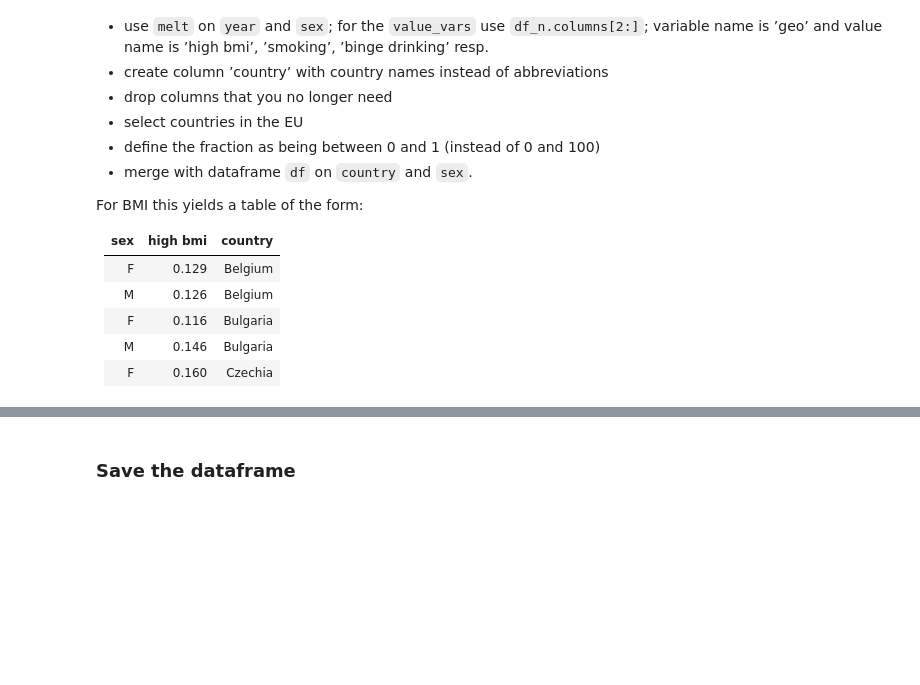
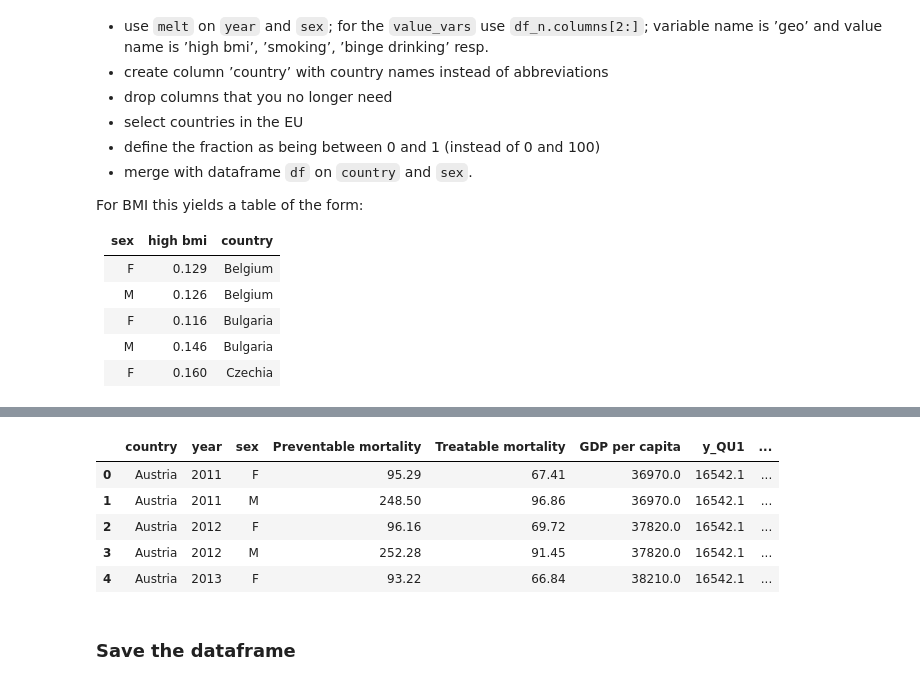
Before and after one commit to cejkiebo/msc_datascience, a Jupyter notebook: hacking_part_2.ipynb, the cells around one changed output, grey strips where cells are left out. Cells and saved outputs as stored; diff of their text form; code cells hidden in the pictures; blank space fills up the shorter version.

```diff
--- a/hacking_part_2.ipynb
+++ b/hacking_part_2.ipynb
@@ -475,0 +566,12 @@ For BMI this yields a table of the form:
+# %%
+bmi['high bmi'] = bmi['high bmi']/100
+smoking['smoking'] = smoking['smoking']/100
+alcohol['binge drinking'] = alcohol['binge drinking']/100
+# %%
+bmi = bmi[bmi.year == '2014']
+smoking = smoking[smoking.year == '2014']
+alcohol = alcohol[alcohol.year == '2014']
+# %%
+bmi.drop('year', axis = 1, inplace=True)
+smoking.drop('year', axis=1, inplace=True)
+alcohol.drop('year', axis=1, inplace=True)
@@ -476,3 +587,22 @@ For BMI this yields a table of the form:
+# %%
+def merge_healthvars(left, right):
+    return pd.merge(
+        left, right,
+        on = ['country', 'sex']
+    )
+
+df = merge_healthvars(df, bmi)
+df = merge_healthvars(df, smoking)
+df = merge_healthvars(df, alcohol)
+# %%
+df.head()
+# %% [output]
+|  | country | year | sex | Preventable mortality | Treatable mortality | GDP per capita | y_QU1 | ... |
+| 0 | Austria | 2011 | F | 95.29 | 67.41 | 36970.0 | 16542.1 | ... |
+| 1 | Austria | 2011 | M | 248.50 | 96.86 | 36970.0 | 16542.1 | ... |
+| 2 | Austria | 2012 | F | 96.16 | 69.72 | 37820.0 | 16542.1 | ... |
+| 3 | Austria | 2012 | M | 252.28 | 91.45 | 37820.0 | 16542.1 | ... |
+| 4 | Austria | 2013 | F | 93.22 | 66.84 | 38210.0 | 16542.1 | ... |
 # %% [markdown]
 ### Save the dataframe
 # %% [markdown]
```
Also changed, not shown: parts of 12 cells of this notebook, 1 other file.
